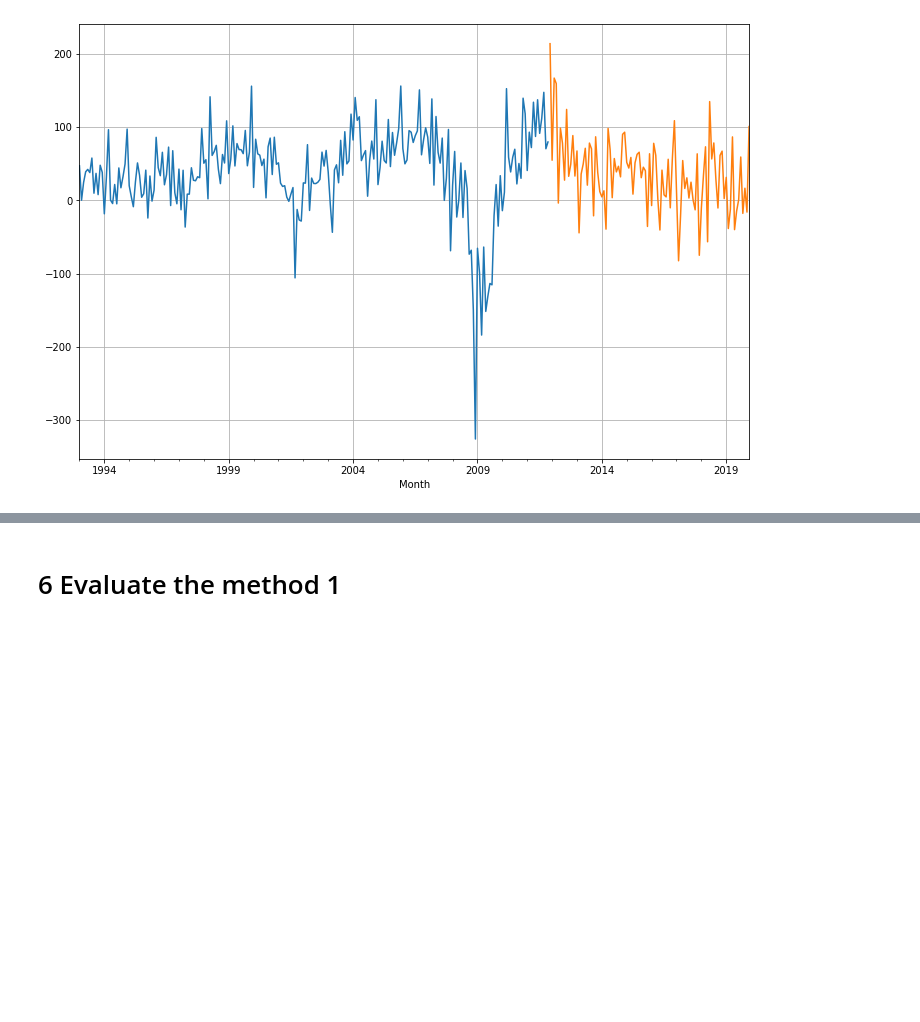
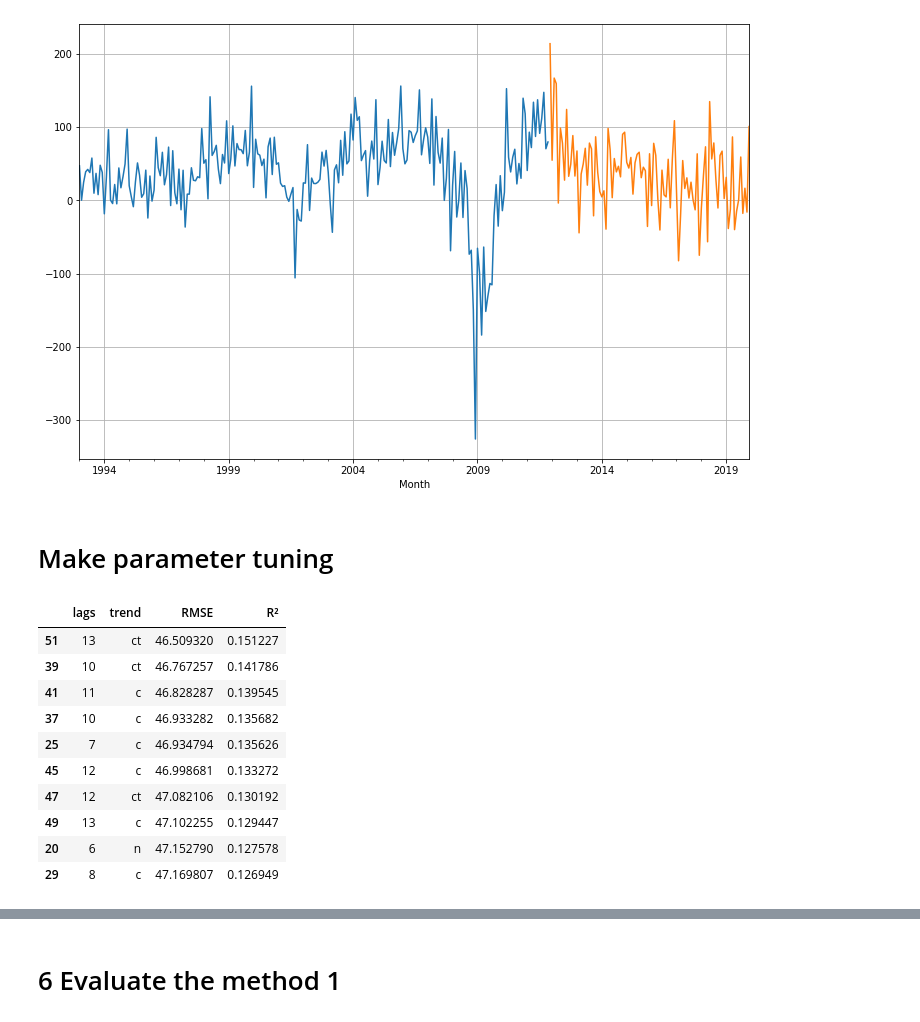
Before and after one commit to kazeemolaitanmusbau/Time-Series-Analyzing-And--Forcasting-Methods, a Jupyter notebook: Auto Regression.ipynb, the cells around one changed output, grey strips where cells are left out. Saved outputs shown, nothing was run; the diff lists cells and outputs as text; code cells hidden in the pictures; blank space fills up the shorter version.

```diff
--- a/Auto Regression.ipynb
+++ b/Auto Regression.ipynb
@@ -288,7 +286,8 @@ parameter F test:         F=40.9122 , p=0.0000  , df_denom=326, df_num=3
 # %% [markdown]
 # 5.1 Method 1 : Auto Regression
 # %%
-split = len(df_stationary) - int(len(df_stationary) * .3)
+# Split the data into train and test
+split = len(differening_df) - int(len(differening_df) * .3)
 
 train = differening_df[["Clothing"]][:split].rename(columns={"Clothing": "clothing_train"})
 test = differening_df[["Clothing"]][split:].rename(columns={"Clothing": "clothing_test"})
@@ -297,3 +296,5 @@ test.clothing_test.plot()
 # %% [output]
 <AxesSubplot:xlabel='Month'>
 [figure]
+# %% [markdown]
+# Make parameter tuning
@@ -299,0 +328,16 @@ test.clothing_test.plot()
+# %%
+tuning_df=pd.DataFrame(result_list).sort_values(by=["RMSE", "R²"]).head(10)
+# %%
+tuning_df
+# %% [output]
+|  | lags | trend | RMSE | R² |
+| 51 | 13 | ct | 46.509320 | 0.151227 |
+| 39 | 10 | ct | 46.767257 | 0.141786 |
+| 41 | 11 | c | 46.828287 | 0.139545 |
+| 37 | 10 | c | 46.933282 | 0.135682 |
+| 25 | 7 | c | 46.934794 | 0.135626 |
+| 45 | 12 | c | 46.998681 | 0.133272 |
+| 47 | 12 | ct | 47.082106 | 0.130192 |
+| 49 | 13 | c | 47.102255 | 0.129447 |
+| 20 | 6 | n | 47.152790 | 0.127578 |
+| 29 | 8 | c | 47.169807 | 0.126949 |
```
Also changed, not shown: parts of 21 cells of this notebook.
